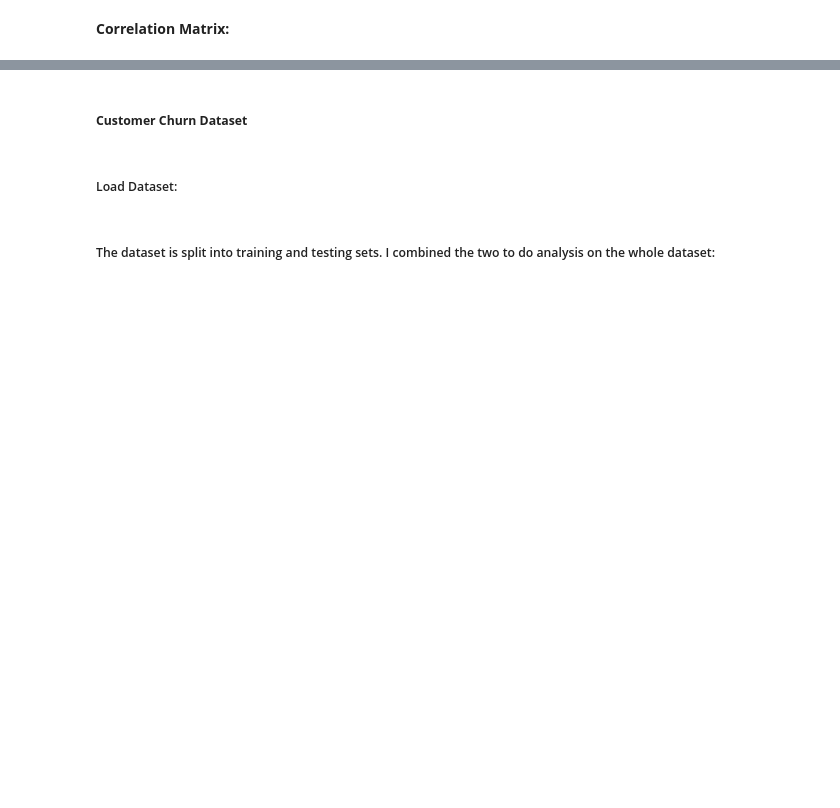
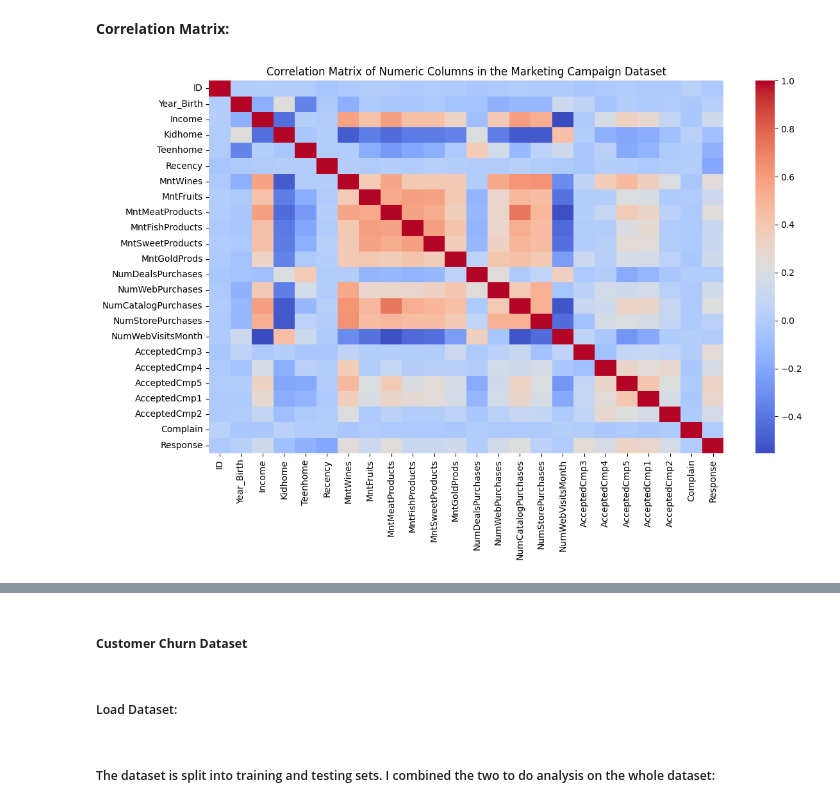
Before and after one commit to paumar2/DX699-MODB2, a Jupyter notebook: Week6.ipynb, the cells around one changed output, grey strips where cells are left out. Saved outputs shown, nothing was run; the diff lists cells and outputs as text; code cells hidden in the pictures; blank space fills up the shorter version.

```diff
--- a/Week6.ipynb
+++ b/Week6.ipynb
@@ -69,6 +69,7 @@ This week, you will do the same types of exercises as last week, but you should
 # %%
 #load dataset
 marketing_campaign = pd.read_csv("marketing_campaign.csv", sep=';')
-marketing_campaign = marketing_campaign.dropna(inplace=True)
+marketing_campaign.dropna(inplace=True)
+marketing_campaign = marketing_campaign.drop(columns=['Z_CostContact', 'Z_Revenue'])
 marketing_campaign.head()
 # %% [output]
@@ -78,6 +85,9 @@ NameError: name 'pd' is not defined
 # %%
 plt.figure(figsize=(12, 8))
 mcorrelation = marketing_campaign.corr(numeric_only=True)
-sns.heatmap(mcorrelation, annot=True, cmap='coolwarm')
-plt.title('Correlation Matrix of Numeric Columns in the Customer Churn Dataset')
+sns.heatmap(mcorrelation, cmap='coolwarm')
+plt.title('Correlation Matrix of Numeric Columns in the Marketing Campaign Dataset')
+plt.tight_layout()
 plt.show()
+# %% [output]
+[figure, added]
```
Also changed, not shown: parts of 30 cells of this notebook.
